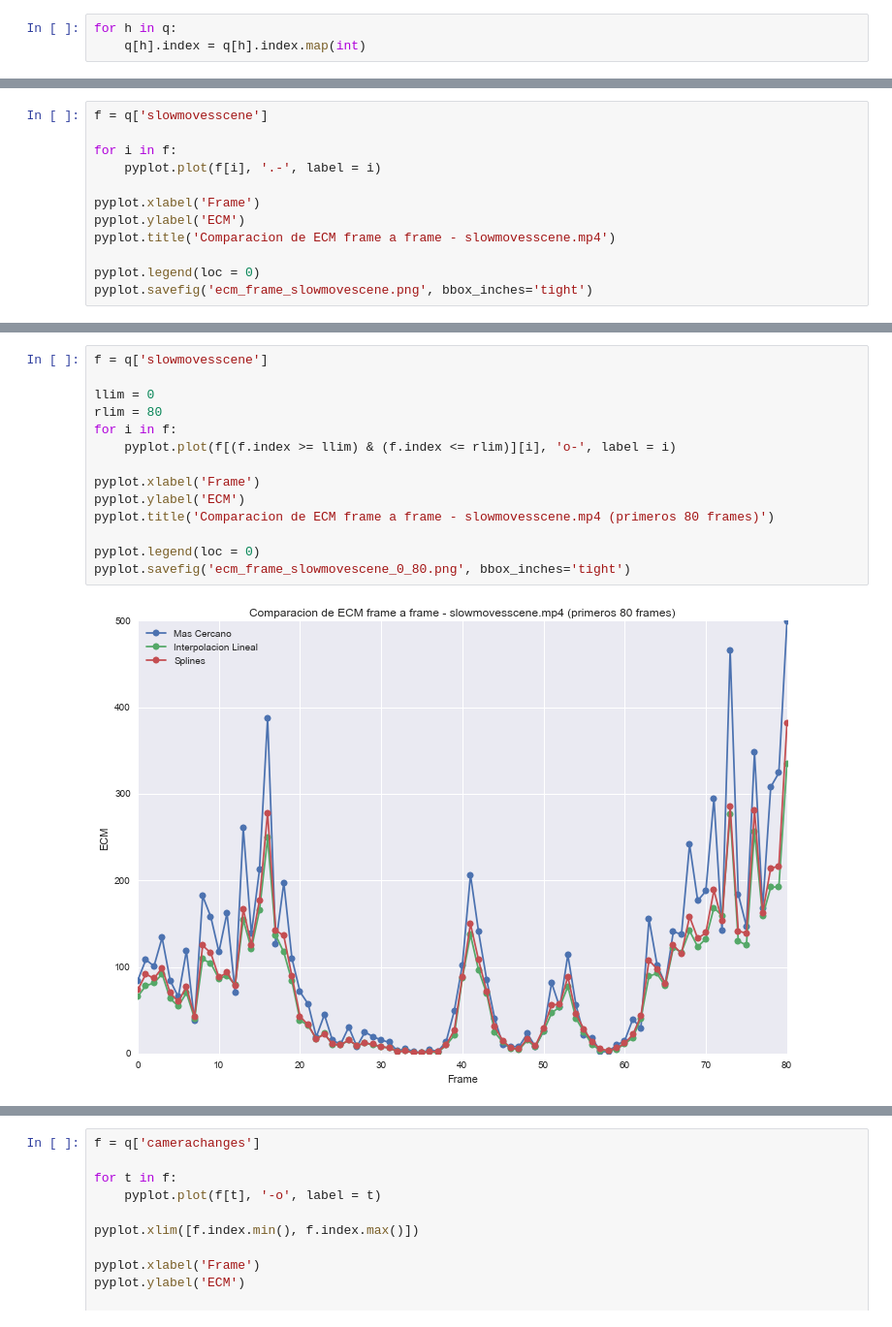
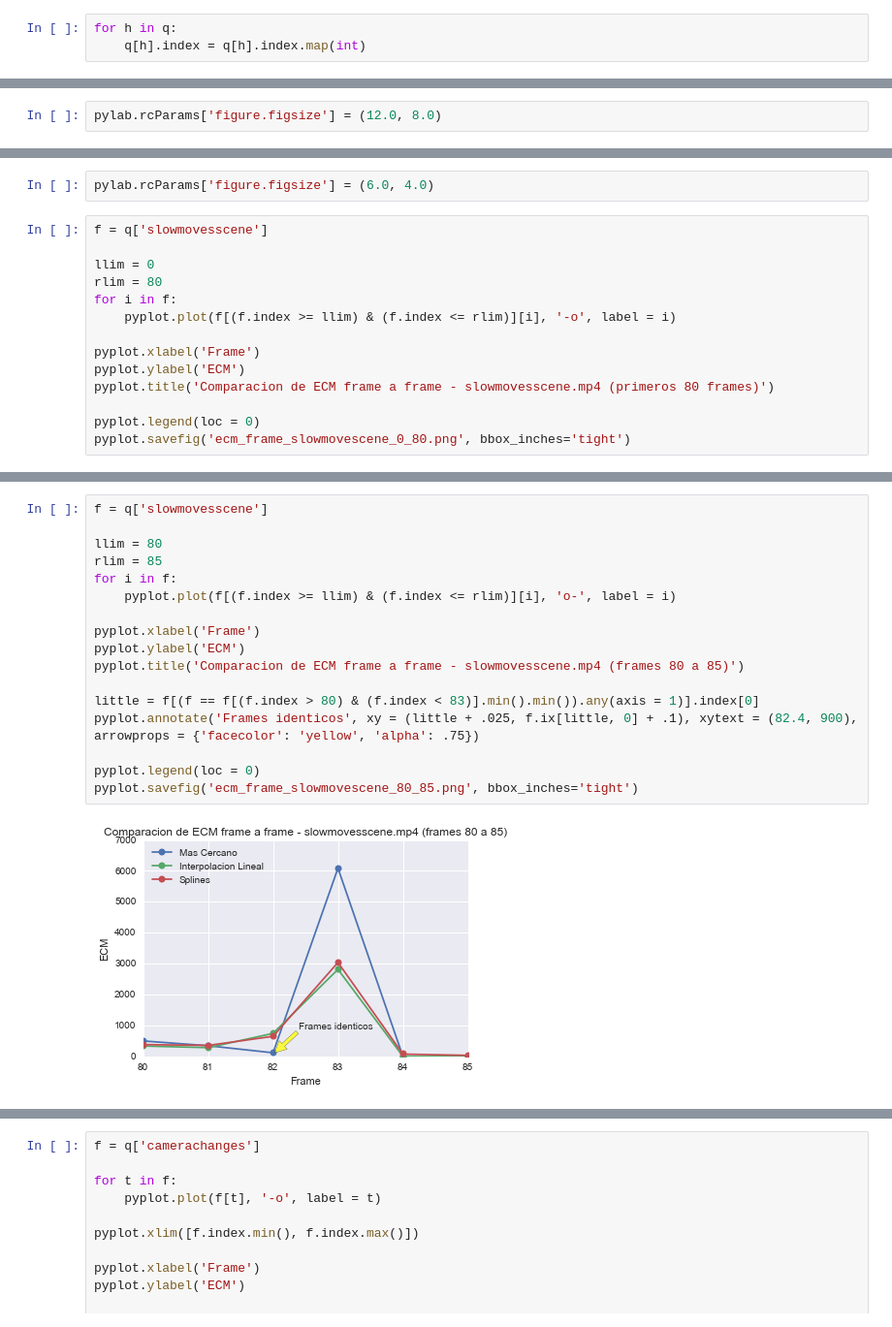
Before and after one commit to Fixman/metnum-TP3, a Jupyter notebook: src/resultados/Analisis_Cualquiera.ipynb, the cells around one changed output, grey strips where cells are left out. Shown at 97% size. Drawn from its saved outputs; the diff is of its cells as text.

```diff
--- a/src/resultados/Analisis_Cualquiera.ipynb
+++ b/src/resultados/Analisis_Cualquiera.ipynb
@@ -193,0 +203,2 @@ for h in q:
+# %%
+pylab.rcParams['figure.figsize'] = (12.0, 8.0)
@@ -194,13 +226,17 @@ for h in q:
+# %%
+pylab.rcParams['figure.figsize'] = (6.0, 4.0)
 # %%
 f = q['slowmovesscene']
 
+llim = 0
+rlim = 80
 for i in f:
-    pyplot.plot(f[i], '.-', label = i)
+    pyplot.plot(f[(f.index >= llim) & (f.index <= rlim)][i], '-o', label = i)
 
 pyplot.xlabel('Frame')
 pyplot.ylabel('ECM')
-pyplot.title('Comparacion de ECM frame a frame - slowmovesscene.mp4')
+pyplot.title('Comparacion de ECM frame a frame - slowmovesscene.mp4 (primeros 80 frames)')
 
 pyplot.legend(loc = 0)
-pyplot.savefig('ecm_frame_slowmovescene.png', bbox_inches='tight')
+pyplot.savefig('ecm_frame_slowmovescene_0_80.png', bbox_inches='tight')
 # %% [output]
@@ -208,16 +244,19 @@ pyplot.savefig('ecm_frame_slowmovescene.png', bbox_inches='tight')
 # %%
 f = q['slowmovesscene']
 
-llim = 0
-rlim = 80
+llim = 80
+rlim = 85
 for i in f:
     pyplot.plot(f[(f.index >= llim) & (f.index <= rlim)][i], 'o-', label = i)
 
 pyplot.xlabel('Frame')
 pyplot.ylabel('ECM')
-pyplot.title('Comparacion de ECM frame a frame - slowmovesscene.mp4 (primeros 80 frames)')
+pyplot.title('Comparacion de ECM frame a frame - slowmovesscene.mp4 (frames 80 a 85)')
+
+little = f[(f == f[(f.index > 80) & (f.index < 83)].min().min()).any(axis = 1)].index[0]
+pyplot.annotate('Frames identicos', xy = (little + .025, f.ix[little, 0] + .1), xytext = (82.4, 900), arrowprops = {'facecolor': 'yellow', 'alpha': .75})
 
 pyplot.legend(loc = 0)
-pyplot.savefig('ecm_frame_slowmovescene_0_80.png', bbox_inches='tight')
+pyplot.savefig('ecm_frame_slowmovescene_80_85.png', bbox_inches='tight')
 # %% [output]
-[figure, old version]
+[figure, new version]
```
Also changed, not shown: parts of 8 cells of this notebook, 5 other files.
